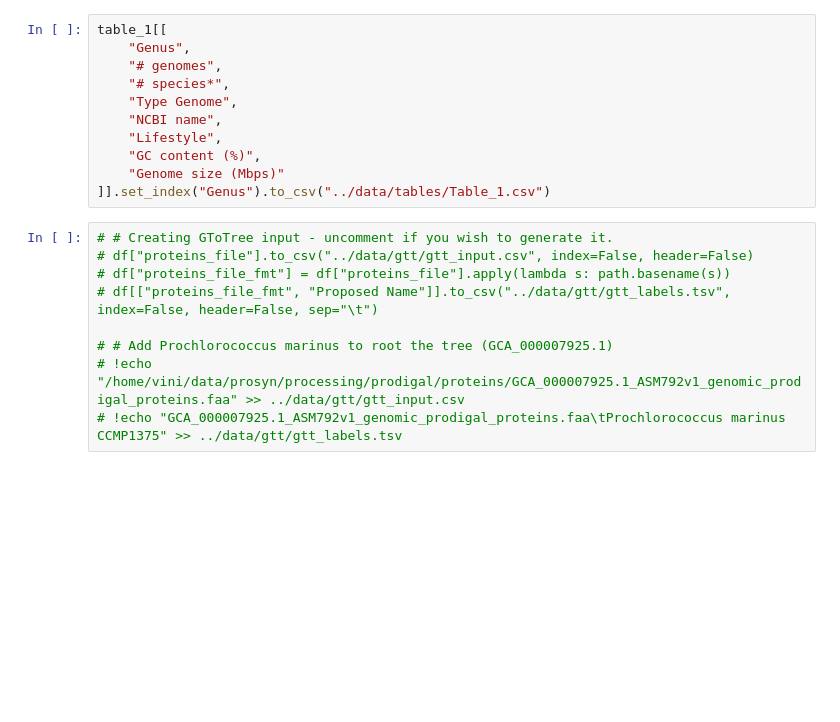
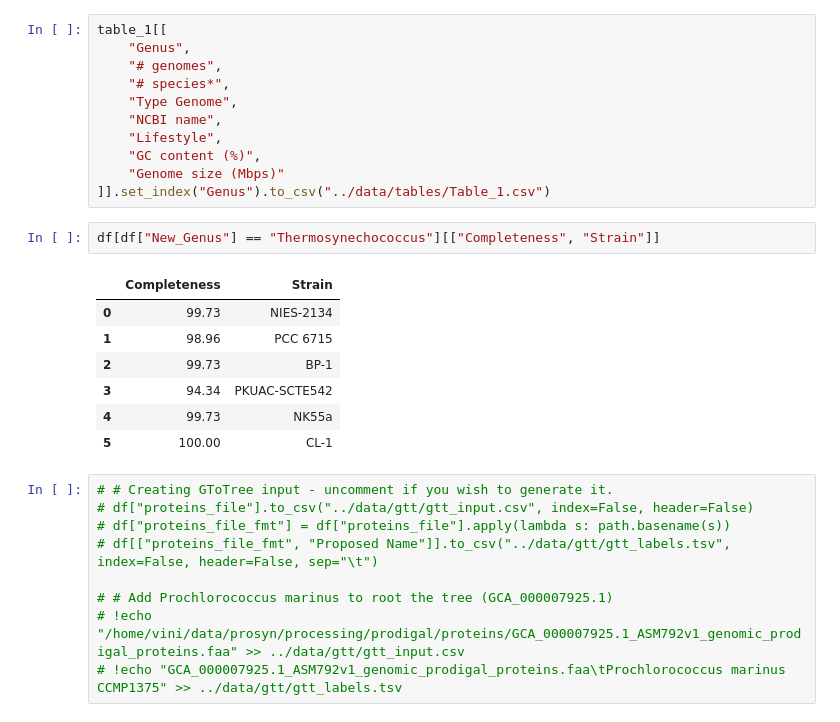
Before and after one commit to vinisalazar/SynechococcusPreprint, a Jupyter notebook: ipynb/Figure1_Table1_GC_Size.ipynb, the cells around one changed output. Saved outputs shown, nothing was run; the diff lists cells and outputs as text; blank space fills up the shorter version.

```diff
--- a/ipynb/Figure1_Table1_GC_Size.ipynb
+++ b/ipynb/Figure1_Table1_GC_Size.ipynb
@@ -390,6 +300,16 @@ table_1[[
     "GC content (%)",
     "Genome size (Mbps)"
 ]].set_index("Genus").to_csv("../data/tables/Table_1.csv")
+# %%
+df[df["New_Genus"] == "Thermosynechococcus"][["Completeness", "Strain"]]
+# %% [output]
+|  | Completeness | Strain |
+| 0 | 99.73 | NIES-2134 |
+| 1 | 98.96 | PCC 6715 |
+| 2 | 99.73 | BP-1 |
+| 3 | 94.34 | PKUAC-SCTE542 |
+| 4 | 99.73 | NK55a |
+| 5 | 100.00 | CL-1 |
 # %%
 # # Creating GToTree input - uncomment if you wish to generate it.
 # df["proteins_file"].to_csv("../data/gtt/gtt_input.csv", index=False, header=False)
```
Also changed, not shown: parts of 8 cells of this notebook, 2 other files.
